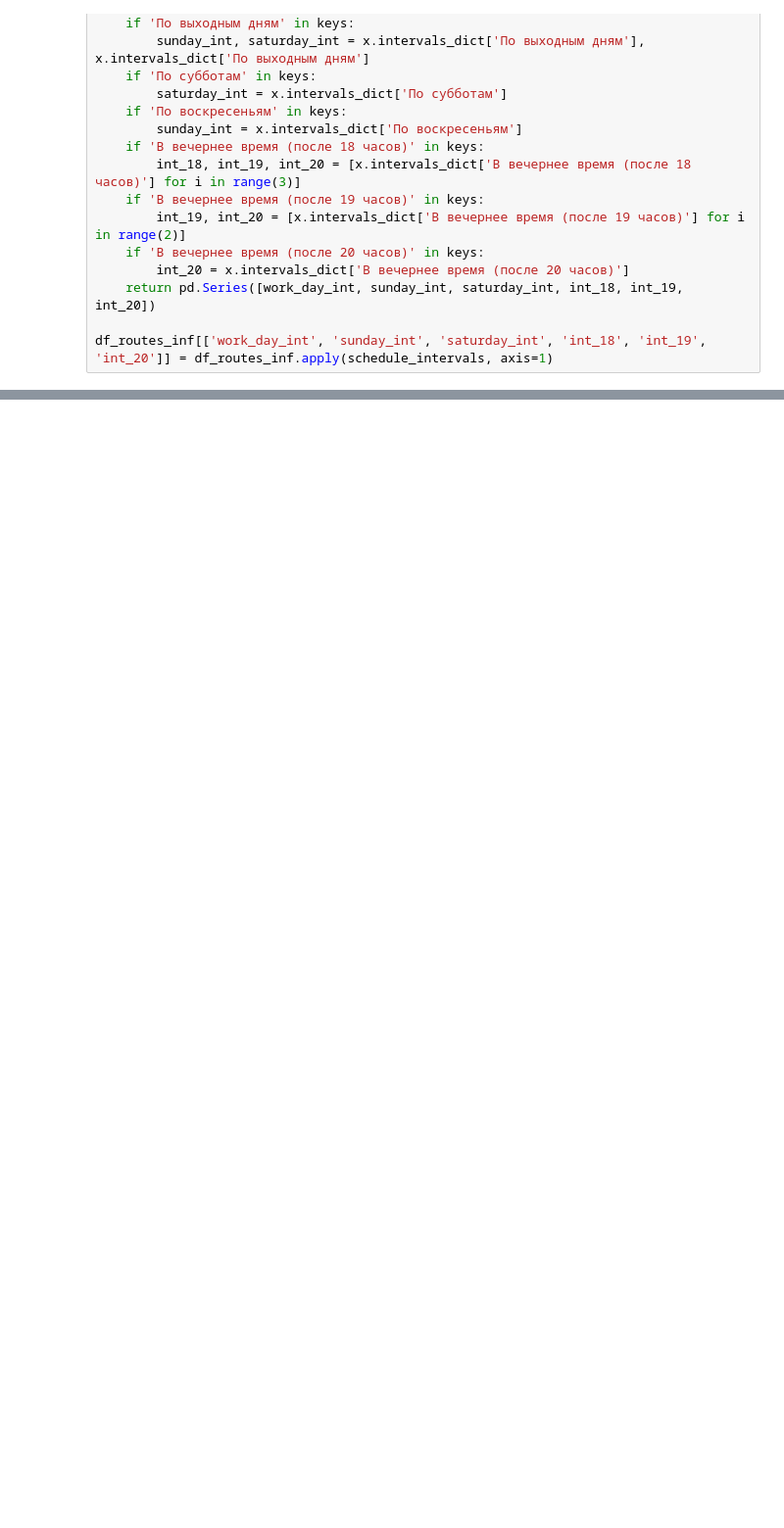
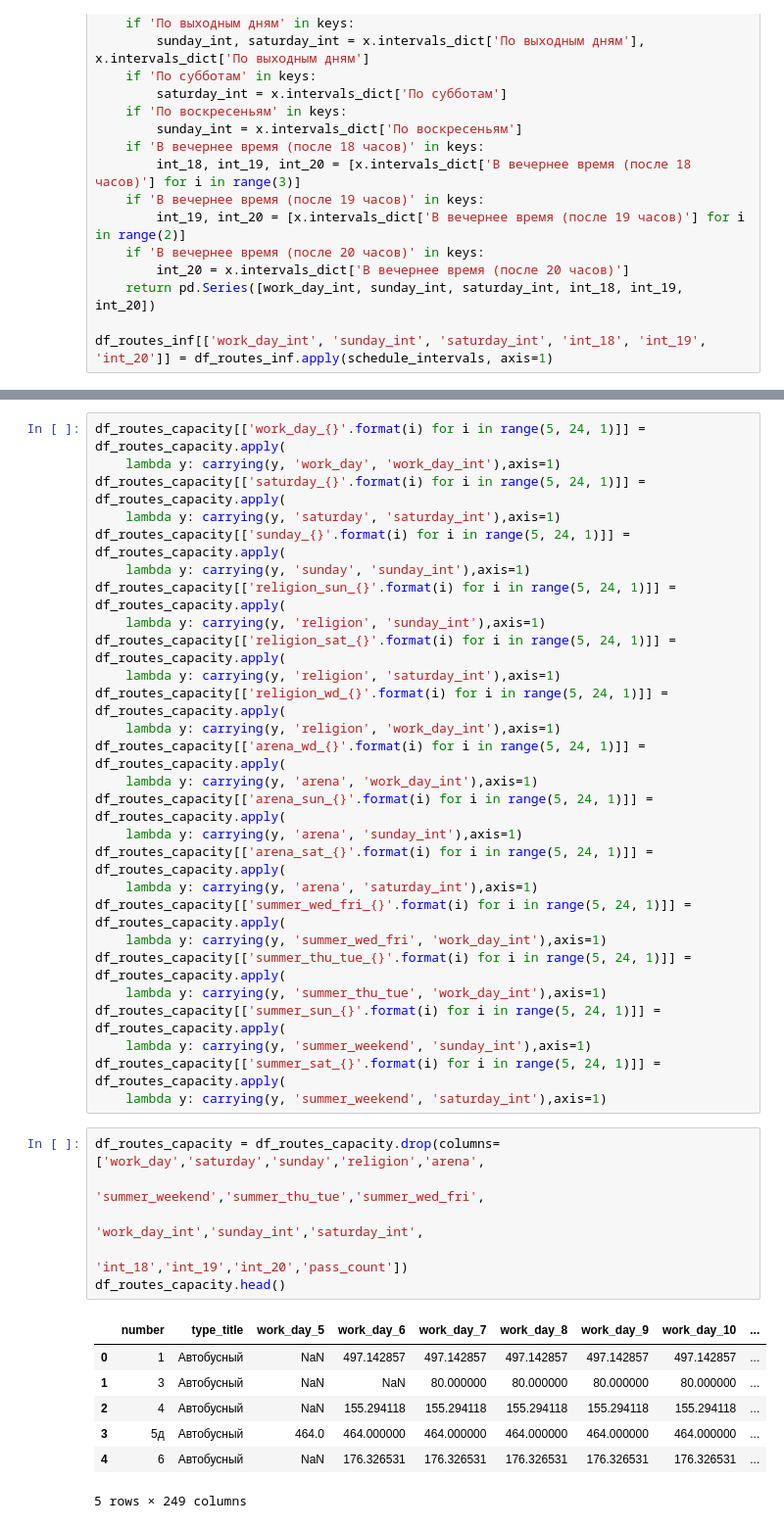
Before and after one commit to MargoILIrita/samaraOT, a Jupyter notebook: samara_ot.ipynb, the cells around one changed output, grey strips where cells are left out. Shown at 98% size. Saved outputs shown, nothing was run; the diff lists cells and outputs as text; blank space fills up the shorter version.

```diff
--- a/samara_ot.ipynb
+++ b/samara_ot.ipynb
@@ -381,0 +368,41 @@ Tatra T3SU (Т-3) (одиночные вагоны)АКСМ-62103 (одиноч
+# %%
+df_routes_capacity[['work_day_{}'.format(i) for i in range(5, 24, 1)]] = df_routes_capacity.apply(
+    lambda y: carrying(y, 'work_day', 'work_day_int'),axis=1)
+df_routes_capacity[['saturday_{}'.format(i) for i in range(5, 24, 1)]] = df_routes_capacity.apply(
+    lambda y: carrying(y, 'saturday', 'saturday_int'),axis=1)
+df_routes_capacity[['sunday_{}'.format(i) for i in range(5, 24, 1)]] = df_routes_capacity.apply(
+    lambda y: carrying(y, 'sunday', 'sunday_int'),axis=1)
+df_routes_capacity[['religion_sun_{}'.format(i) for i in range(5, 24, 1)]] = df_routes_capacity.apply(
+    lambda y: carrying(y, 'religion', 'sunday_int'),axis=1)
+df_routes_capacity[['religion_sat_{}'.format(i) for i in range(5, 24, 1)]] = df_routes_capacity.apply(
+    lambda y: carrying(y, 'religion', 'saturday_int'),axis=1)
+df_routes_capacity[['religion_wd_{}'.format(i) for i in range(5, 24, 1)]] = df_routes_capacity.apply(
+    lambda y: carrying(y, 'religion', 'work_day_int'),axis=1)
+df_routes_capacity[['arena_wd_{}'.format(i) for i in range(5, 24, 1)]] = df_routes_capacity.apply(
+    lambda y: carrying(y, 'arena', 'work_day_int'),axis=1)
+df_routes_capacity[['arena_sun_{}'.format(i) for i in range(5, 24, 1)]] = df_routes_capacity.apply(
+    lambda y: carrying(y, 'arena', 'sunday_int'),axis=1)
+df_routes_capacity[['arena_sat_{}'.format(i) for i in range(5, 24, 1)]] = df_routes_capacity.apply(
+    lambda y: carrying(y, 'arena', 'saturday_int'),axis=1)
+df_routes_capacity[['summer_wed_fri_{}'.format(i) for i in range(5, 24, 1)]] = df_routes_capacity.apply(
+    lambda y: carrying(y, 'summer_wed_fri', 'work_day_int'),axis=1)
+df_routes_capacity[['summer_thu_tue_{}'.format(i) for i in range(5, 24, 1)]] = df_routes_capacity.apply(
+    lambda y: carrying(y, 'summer_thu_tue', 'work_day_int'),axis=1)
+df_routes_capacity[['summer_sun_{}'.format(i) for i in range(5, 24, 1)]] = df_routes_capacity.apply(
+    lambda y: carrying(y, 'summer_weekend', 'sunday_int'),axis=1)
+df_routes_capacity[['summer_sat_{}'.format(i) for i in range(5, 24, 1)]] = df_routes_capacity.apply(
+    lambda y: carrying(y, 'summer_weekend', 'saturday_int'),axis=1)
+# %%
+df_routes_capacity = df_routes_capacity.drop(columns=['work_day','saturday','sunday','religion','arena',
+                                                      'summer_weekend','summer_thu_tue','summer_wed_fri',
+                                                      'work_day_int','sunday_int','saturday_int',
+                                                      'int_18','int_19','int_20','pass_count'])
+df_routes_capacity.head()
+# %% [output]
+|  | number | type_title | work_day_5 | work_day_6 | work_day_7 | work_day_8 | work_day_9 | work_day_10 | ... |
+| 0 | 1 | Автобусный | NaN | 497.142857 | 497.142857 | 497.142857 | 497.142857 | 497.142857 | ... |
+| 1 | 3 | Автобусный | NaN | NaN | 80.000000 | 80.000000 | 80.000000 | 80.000000 | ... |
+| 2 | 4 | Автобусный | NaN | 155.294118 | 155.294118 | 155.294118 | 155.294118 | 155.294118 | ... |
+| 3 | 5д | Автобусный | 464.0 | 464.000000 | 464.000000 | 464.000000 | 464.000000 | 464.000000 | ... |
+| 4 | 6 | Автобусный | NaN | 176.326531 | 176.326531 | 176.326531 | 176.326531 | 176.326531 | ... |
+5 rows × 249 columns
```
Also changed, not shown: parts of 21 cells of this notebook, 4 other files.
